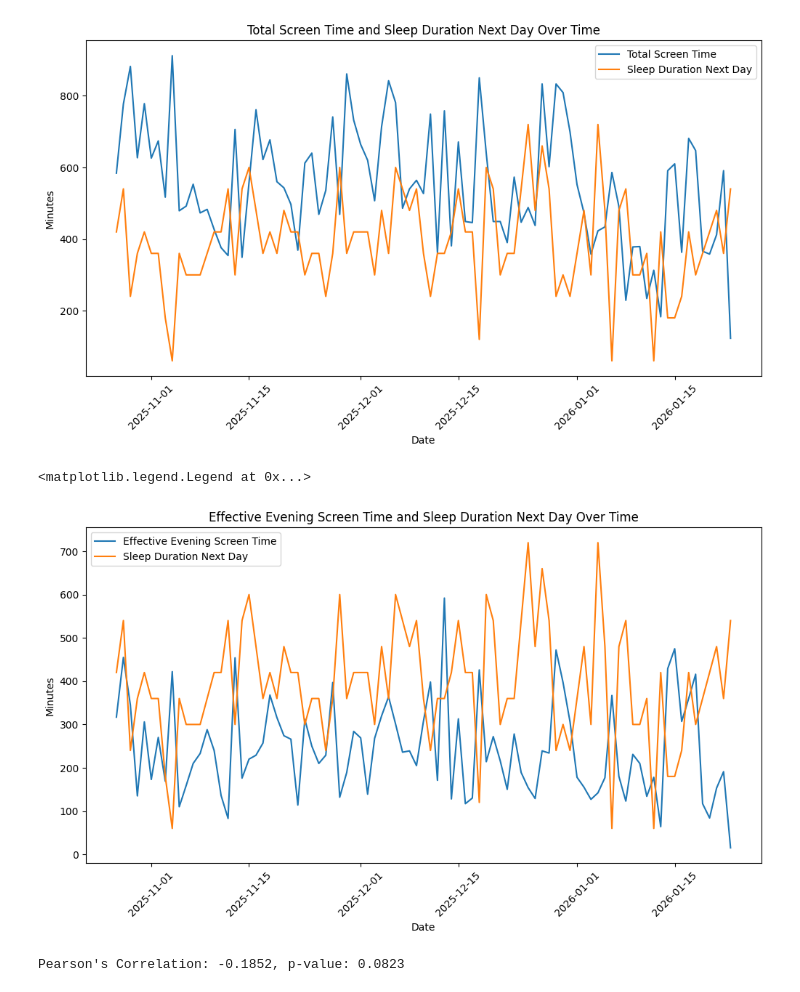
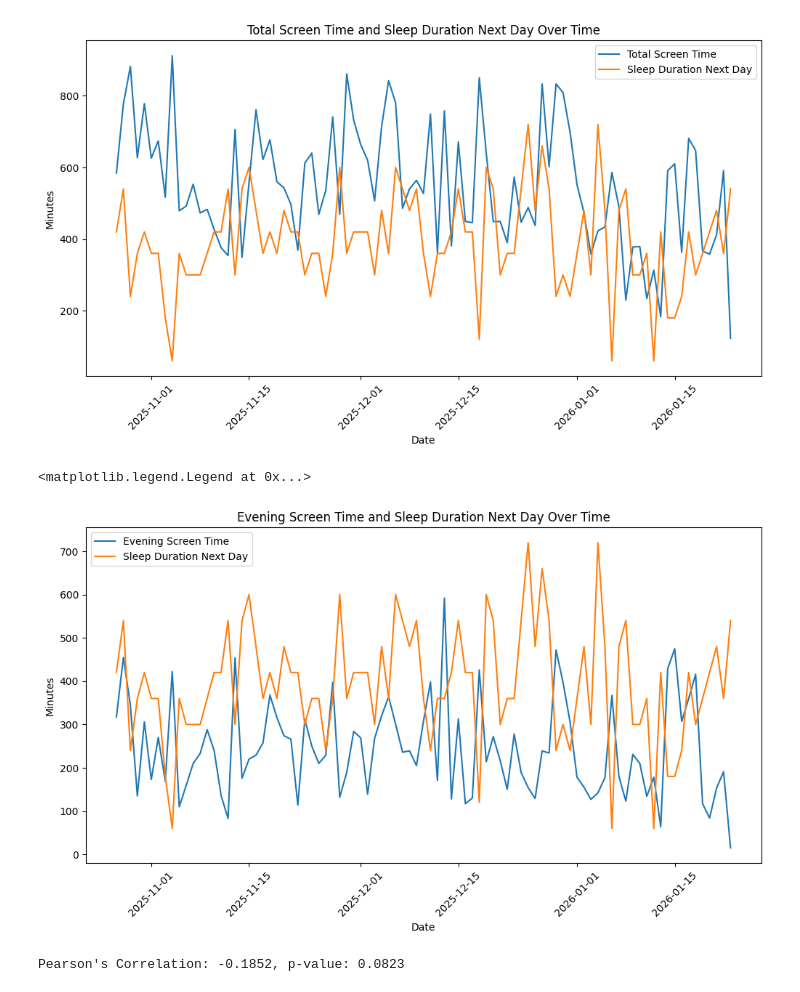
Before and after one commit to machiwao/CCDATSCL_PROJECT, a Jupyter notebook: CCDATSCL_Project_Code Implementation.ipynb, the cells around one changed output. Cells and saved outputs as stored; diff of their text form; code cells hidden in the pictures.

Commit message:
Fixed Graph Axis Labels

```diff
--- a/CCDATSCL_Project_Code Implementation.ipynb
+++ b/CCDATSCL_Project_Code Implementation.ipynb
@@ -421,18 +421,18 @@ plt.legend()
 <matplotlib.legend.Legend at 0x...>
 [figure]
 # %%
-# Time Series Plot of Effective Evening Screen Time and Sleep Duration Next Day
+# Time Series Plot of Evening Screen Time and Sleep Duration Next Day
 plt.figure(figsize=(12, 6))
-sns.lineplot(x='Date', y='Effective Evening Screen Time', data=df, label='Effective Evening Screen Time')
+sns.lineplot(x='Date', y='Effective Evening Screen Time', data=df, label='Evening Screen Time')
 sns.lineplot(x='Date', y='SleepDurationMinutesNextDay', data=df, label='Sleep Duration Next Day')
-plt.title('Effective Evening Screen Time and Sleep Duration Next Day Over Time')
+plt.title('Evening Screen Time and Sleep Duration Next Day Over Time')
 plt.xlabel('Date')
 plt.ylabel('Minutes')
 plt.xticks(rotation=45)
 plt.legend()
 # %% [output]
 <matplotlib.legend.Legend at 0x...>
-[figure, old version]
+[figure, new version]
 # %%
 # Print Pearson's  Correlation between Total Screen Time and Target_Sleep_Quality
 Pearson_corr, p_value = stats.pearsonr(df['Total Screen Time'], df['SleepDurationMinutesNextDay'])
```
Also changed, not shown: parts of 6 cells of this notebook.
